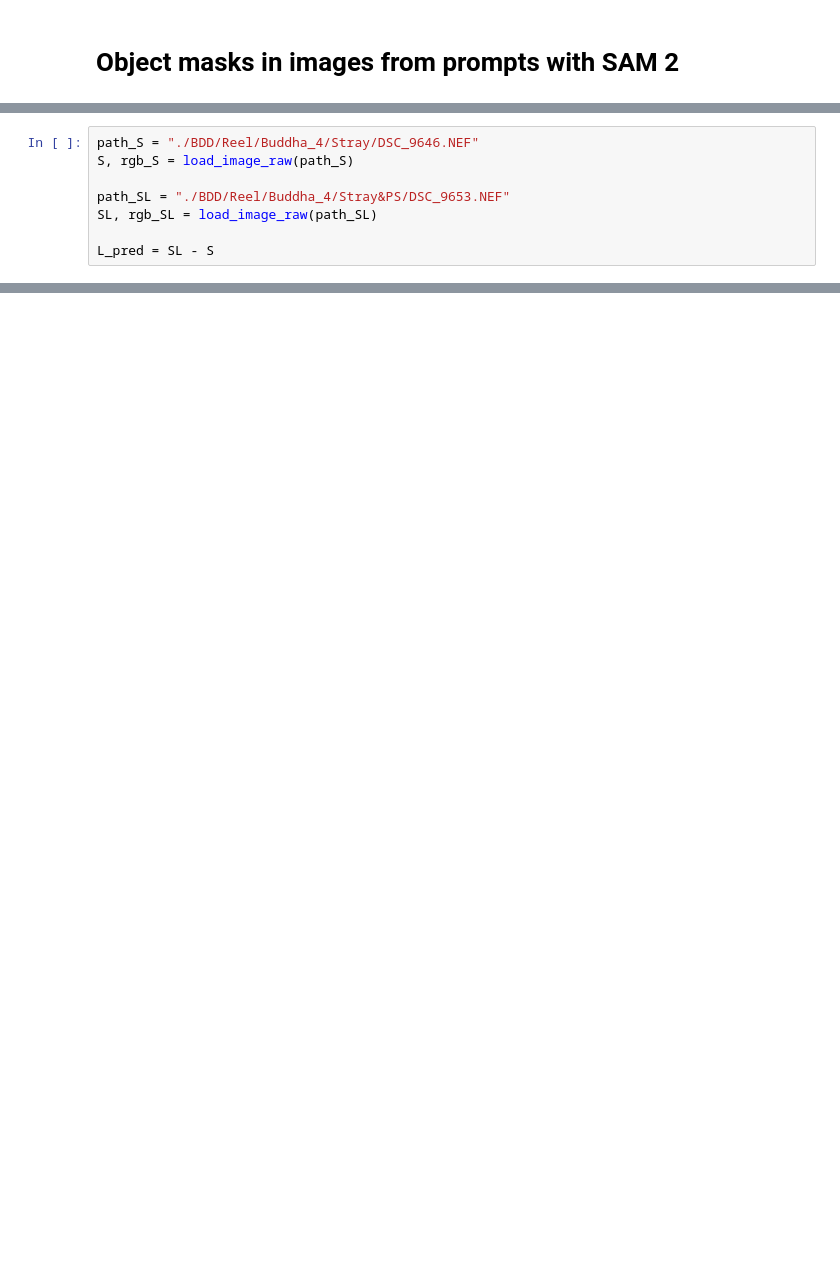
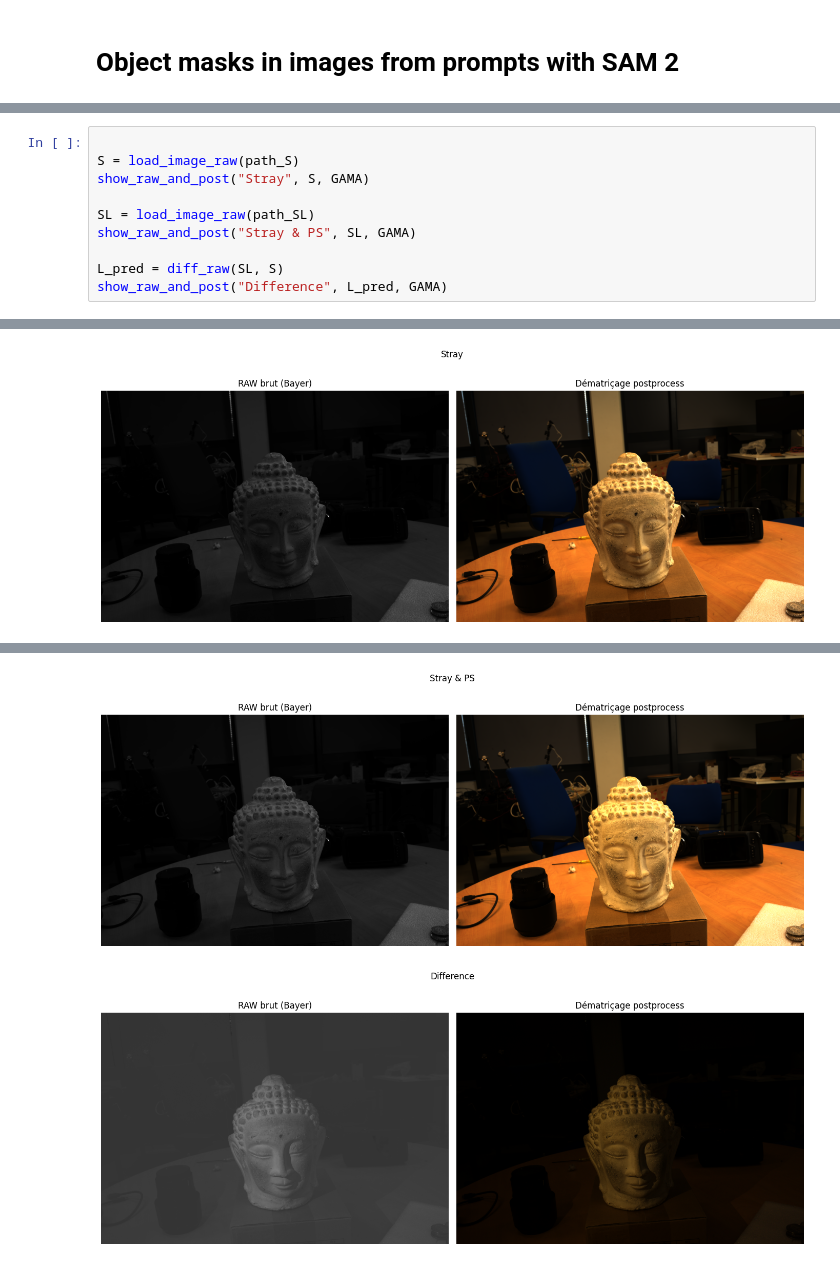
Before and after one commit to Romain-Malinge/Stray-light-elimination, a Jupyter notebook: differance.ipynb, the cells around one changed output, grey strips where cells are left out. Drawn from its saved outputs; the diff is of its cells as text; blank space fills up the shorter version.

Commit message:
diff mieuuuuux

```diff
--- a/differance.ipynb
+++ b/differance.ipynb
@@ -87,10 +79,13 @@ def show_raw_and_bilinear(raw_array):
     plt.tight_layout()
     plt.show()
 # %%
-path_S = "./BDD/Reel/Buddha_4/Stray/DSC_9646.NEF"
-S, rgb_S = load_image_raw(path_S)
 
-path_SL = "./BDD/Reel/Buddha_4/Stray&PS/DSC_9653.NEF"
-SL, rgb_SL = load_image_raw(path_SL)
+S = load_image_raw(path_S)
+show_raw_and_post("Stray", S, GAMA)
 
-L_pred = SL - S
+SL = load_image_raw(path_SL)
+show_raw_and_post("Stray & PS", SL, GAMA)
+
+L_pred = diff_raw(SL, S)
+show_raw_and_post("Difference", L_pred, GAMA)
+# %% [output]
@@ -96,0 +93 @@ L_pred = SL - S
+[figure, added]
@@ -97 +95,3 @@ L_pred = SL - S
+[figure, added]
+[figure, added]
 # %%
```
Also changed, not shown: parts of 7 cells of this notebook, 3 other files.
